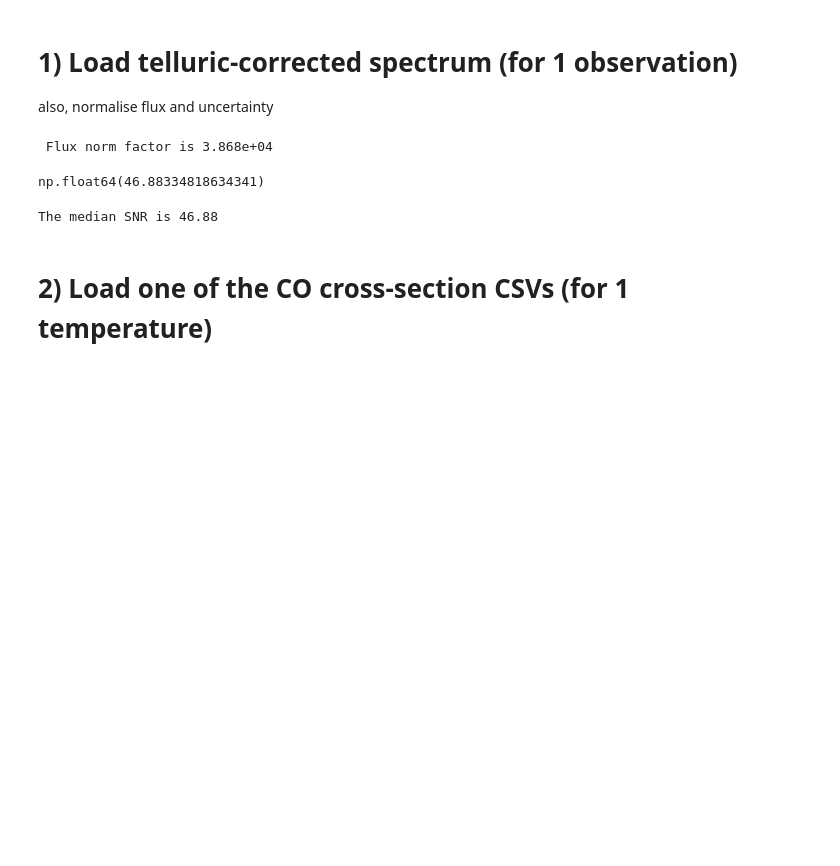
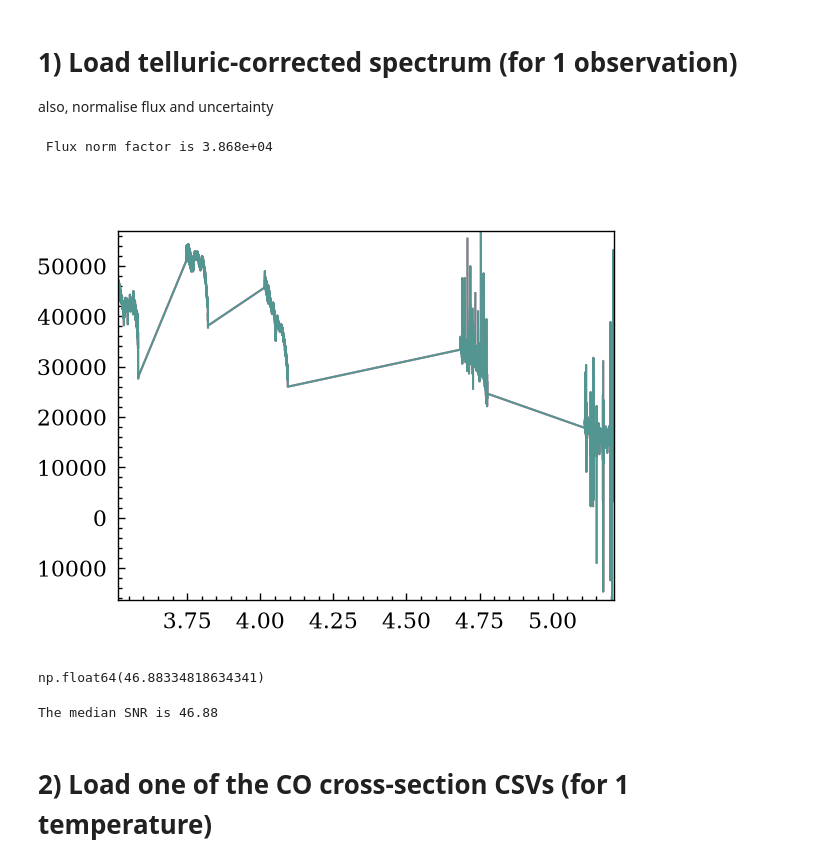
Before and after one commit to allsmurph/Exocomets-Pymolfit, a Jupyter notebook: load_files_for_ccf_new.ipynb, the cells around one changed output. Cells and saved outputs as stored; diff of their text form; code cells hidden in the pictures; blank space fills up the shorter version.

```diff
--- a/load_files_for_ccf_new.ipynb
+++ b/load_files_for_ccf_new.ipynb
@@ -54,6 +51,11 @@ error_plot = np.insert(observed_error_norm, gap_indices + 1, np.nan)
 min_wavelength_obs, max_wavelength_obs  = np.min(wavelength), np.max(wavelength)
 # %% [output]
  Flux norm factor is 3.868e+04
+# %%
+plt.plot(wavelength, observed_flux, label='tellurics corrected spectrum')
+plt.show()
+# %% [output]
+[figure, added]
 # %%
 np.nanmedian(observed_flux/observed_error)
 # %% [output]
```
Also changed, not shown: parts of 4 cells of this notebook, 2 other files.
